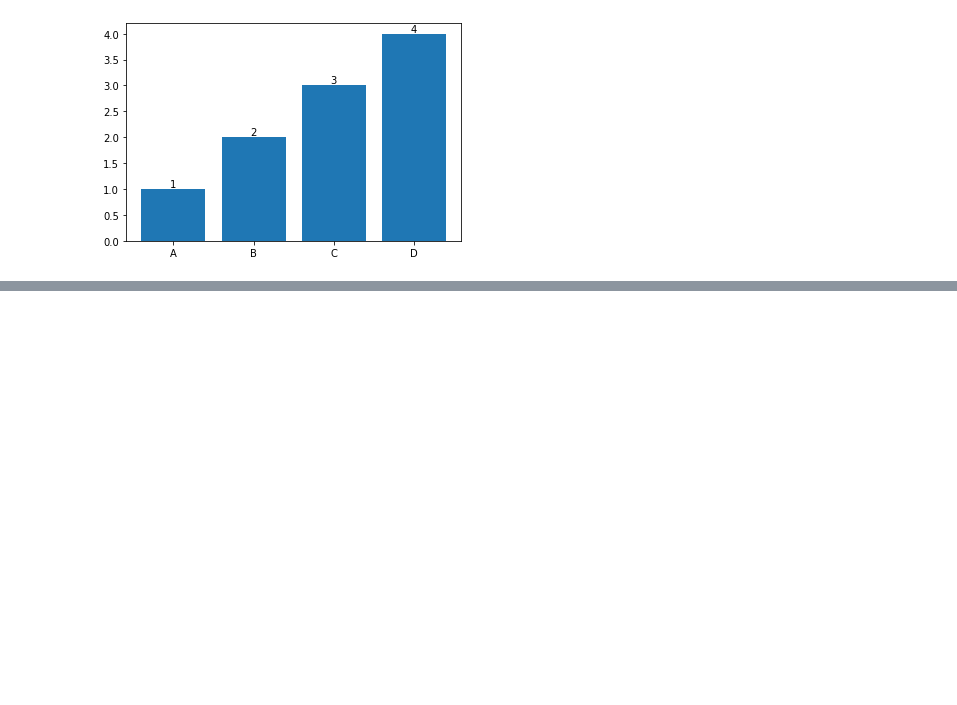
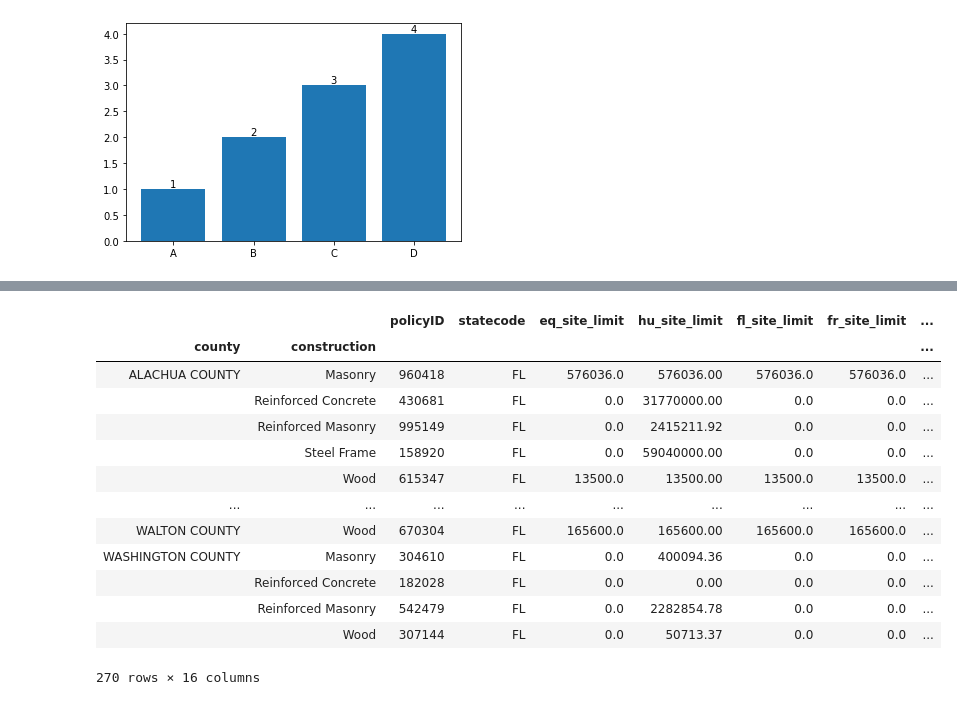
Before and after one commit to Deepak-Marichi/python-101, a Jupyter notebook: Python-for-Data-Science/Python-for-Data-Science.ipynb, the cells around one changed output, grey strips where cells are left out. Drawn from its saved outputs; the diff is of its cells as text; code cells hidden in the pictures; blank space fills up the shorter version.

```diff
--- a/Python-for-Data-Science/Python-for-Data-Science.ipynb
+++ b/Python-for-Data-Science/Python-for-Data-Science.ipynb
@@ -839,0 +883,17 @@ for index, value in enumerate(l2):
+# %%
+df.groupby(["county","construction"]).first()
+# %% [output]
+|  |  | policyID | statecode | eq_site_limit | hu_site_limit | fl_site_limit | fr_site_limit | ... |
+| county | construction |  |  |  |  |  |  | ... |
+| ALACHUA COUNTY | Masonry | 960418 | FL | 576036.0 | 576036.00 | 576036.0 | 576036.0 | ... |
+|  | Reinforced Concrete | 430681 | FL | 0.0 | 31770000.00 | 0.0 | 0.0 | ... |
+|  | Reinforced Masonry | 995149 | FL | 0.0 | 2415211.92 | 0.0 | 0.0 | ... |
+|  | Steel Frame | 158920 | FL | 0.0 | 59040000.00 | 0.0 | 0.0 | ... |
+|  | Wood | 615347 | FL | 13500.0 | 13500.00 | 13500.0 | 13500.0 | ... |
+| ... | ... | ... | ... | ... | ... | ... | ... | ... |
+| WALTON COUNTY | Wood | 670304 | FL | 165600.0 | 165600.00 | 165600.0 | 165600.0 | ... |
+| WASHINGTON COUNTY | Masonry | 304610 | FL | 0.0 | 400094.36 | 0.0 | 0.0 | ... |
+|  | Reinforced Concrete | 182028 | FL | 0.0 | 0.00 | 0.0 | 0.0 | ... |
+|  | Reinforced Masonry | 542479 | FL | 0.0 | 2282854.78 | 0.0 | 0.0 | ... |
+|  | Wood | 307144 | FL | 0.0 | 50713.37 | 0.0 | 0.0 | ... |
+270 rows × 16 columns
```
Also changed, not shown: parts of 7 cells of this notebook.
